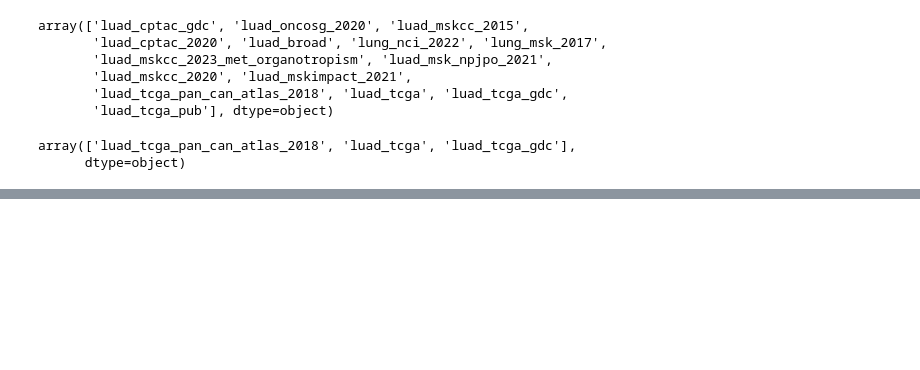
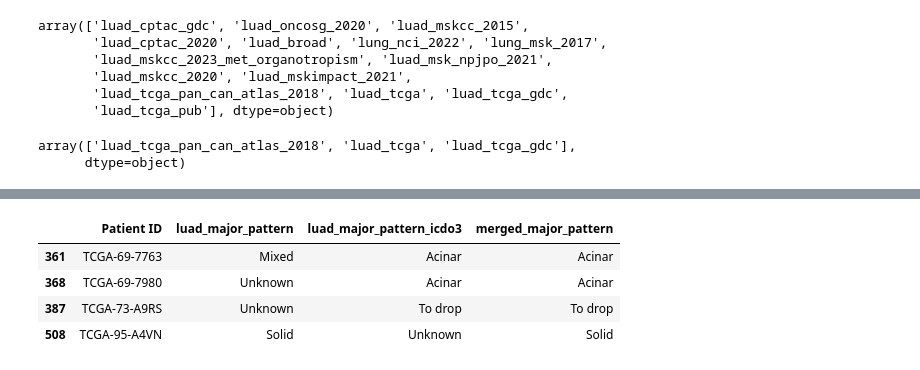
Before and after one commit to voreille/histotab, a Jupyter notebook: notebooks/format_cbioportal_data.ipynb, the cells around one changed output, grey strips where cells are left out. Saved outputs shown, nothing was run; the diff lists cells and outputs as text; code cells hidden in the pictures; blank space fills up the shorter version.

```diff
--- a/notebooks/format_cbioportal_data.ipynb
+++ b/notebooks/format_cbioportal_data.ipynb
@@ -149,3 +151,6 @@ pattern_map = {
 # %%
-clinical_df_tcga["histologic_subtype"] = clinical_df_tcga["Morphology"].map(histology_map)
-clinical_df_tcga["luad_major_pattern"] = clinical_df_tcga["histologic_subtype"].map(pattern_map)
+clinical_df_tcga["histologic_subtype"] = map_dict(clinical_df_tcga["Morphology"], histology_map)
+clinical_df_tcga["histologic_subtype_icdo3"] = map_dict(clinical_df_tcga[icdo3_col], histology_map)
+
+clinical_df_tcga["luad_major_pattern"] = map_dict(clinical_df_tcga["histologic_subtype"], pattern_map)
+clinical_df_tcga["luad_major_pattern_icdo3"] = map_dict(clinical_df_tcga["histologic_subtype_icdo3"], pattern_map)
@@ -164,0 +227,10 @@ Name: count, dtype: int64
+# %%
+mask = clinical_df_tcga["luad_major_pattern"] == \
+       clinical_df_tcga["luad_major_pattern_icdo3"]
+clinical_df_tcga.loc[~mask, ["Patient ID", "luad_major_pattern", "luad_major_pattern_icdo3", "merged_major_pattern"]]
+# %% [output]
+|  | Patient ID | luad_major_pattern | luad_major_pattern_icdo3 | merged_major_pattern |
+| 361 | TCGA-69-7763 | Mixed | Acinar | Acinar |
+| 368 | TCGA-69-7980 | Unknown | Acinar | Acinar |
+| 387 | TCGA-73-A9RS | Unknown | To drop | To drop |
+| 508 | TCGA-95-A4VN | Solid | Unknown | Solid |
```
Also changed, not shown: parts of 65 cells of this notebook, 3 other files.
